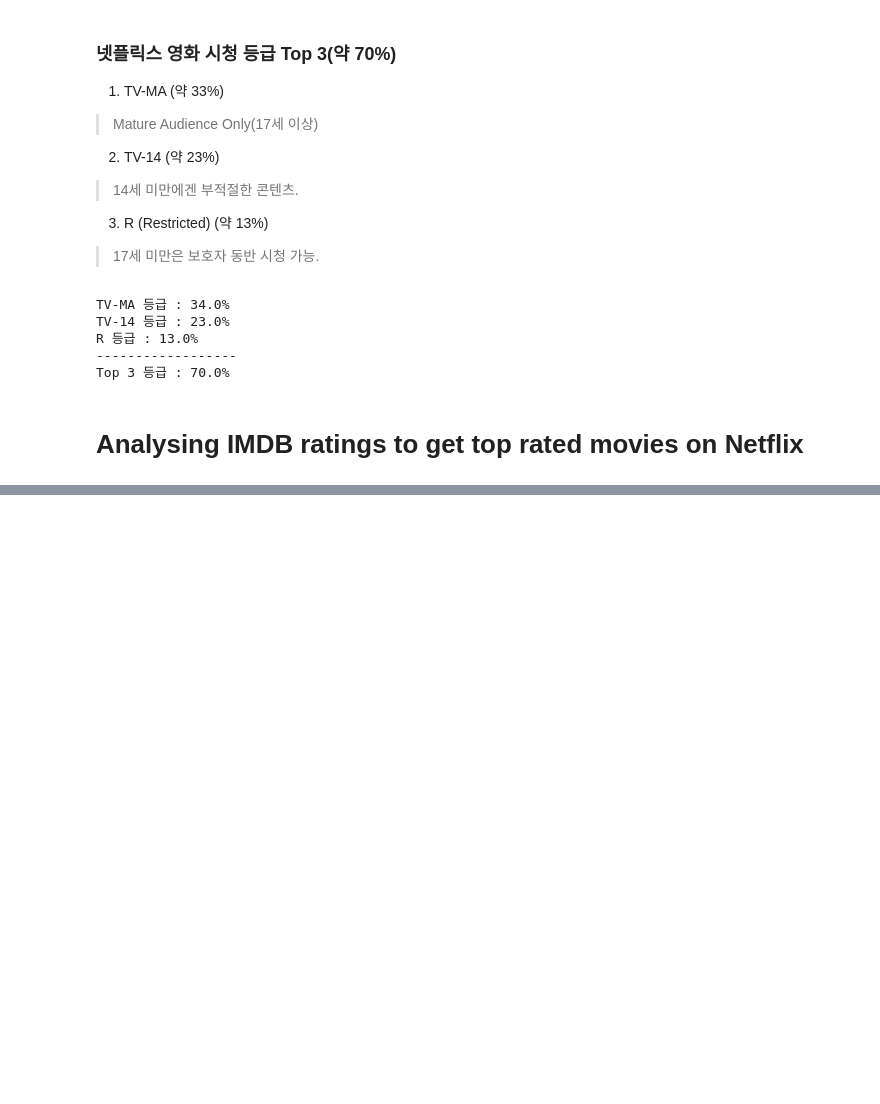
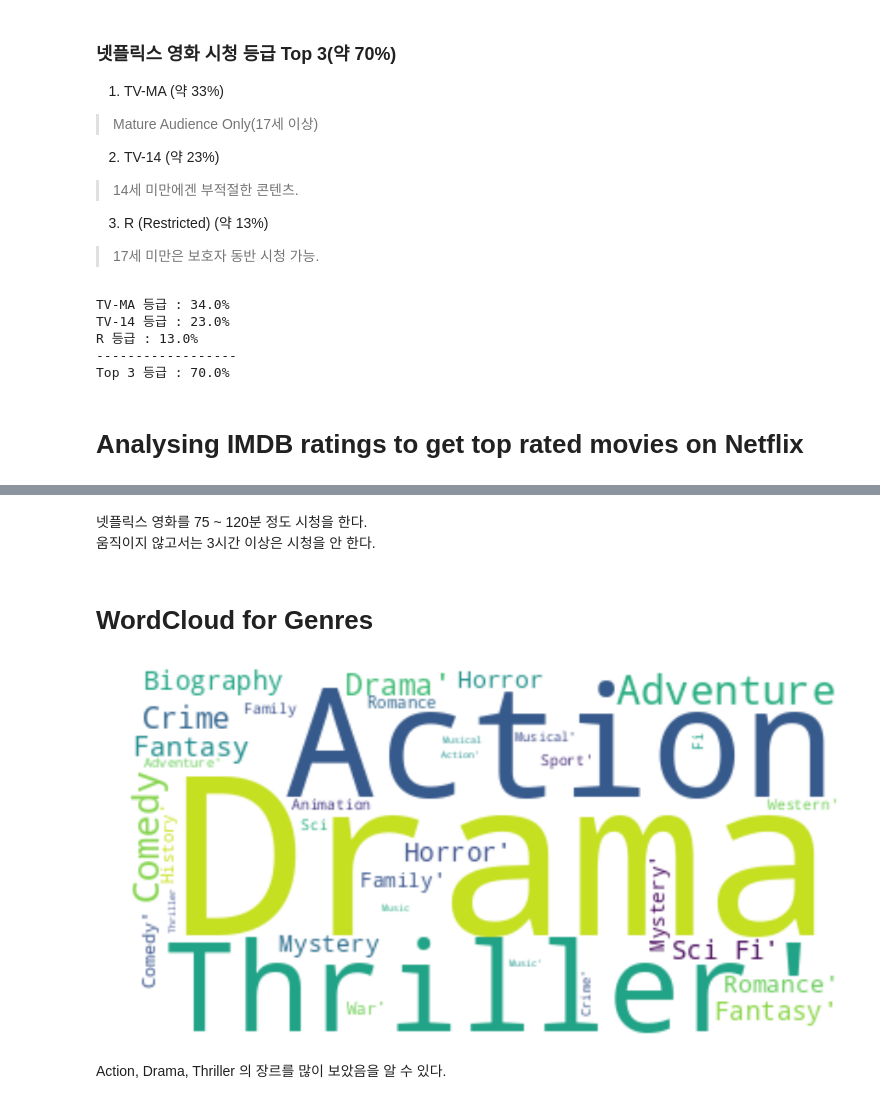
Before and after one commit to M-05/netflix_analytics, a Jupyter notebook: netflix_visualization.ipynb, the cells around one changed output, grey strips where cells are left out. Saved outputs shown, nothing was run; the diff lists cells and outputs as text; code cells hidden in the pictures; blank space fills up the shorter version.

```diff
--- a/netflix_visualization.ipynb
+++ b/netflix_visualization.ipynb
@@ -344,0 +447,6 @@ Top 3 등급 : 70.0%
+# %%
+################################################
+# null 값 제거 후 inner join 한 후 왼쪽에는 Title 붙이기
+################################################
+ratings = ratings.dropna()
+joint_data=ratings.merge(df,left_on='Title',right_on='title',how='inner')
@@ -344,0 +469,5 @@ Top 3 등급 : 70.0%
+# %%
+######################################
+# Rating 열 기준으로 숫자가 높은 순서대로 정렬
+#######################################
+joint_data=joint_data.sort_values(by='Rating', ascending=False)
@@ -344,0 +751,26 @@ Top 3 등급 : 70.0%
+# %% [markdown]
+넷플릭스 영화를 75 ~ 120분 정도 시청을 한다.
+움직이지 않고서는 3시간 이상은 시청을 안 한다.
+# %% [markdown]
+# WordCloud for Genres
+# %%
+from wordcloud import WordCloud, STOPWORDS, ImageColorGenerator
+from PIL import Image
+
+text = list(set(joint_data['Genre']))
+plt.rcParams['figure.figsize'] = (13, 13)
+
+#assigning shape to the word cloud
+# mask = np.array(Image.open('../input/masks/star.png'))
+wordcloud = WordCloud(max_words=1000000,
+                      background_color="white",
+                      #mask=mask
+                      ).generate(str(text))
+
+plt.imshow(wordcloud,interpolation="bilinear")
+plt.axis("off")
+plt.show()
+# %% [output]
+[figure, added]
+# %% [markdown]
+Action, Drama, Thriller 의 장르를 많이 보았음을 알 수 있다.
```
Also changed, not shown: parts of 112 cells of this notebook.
